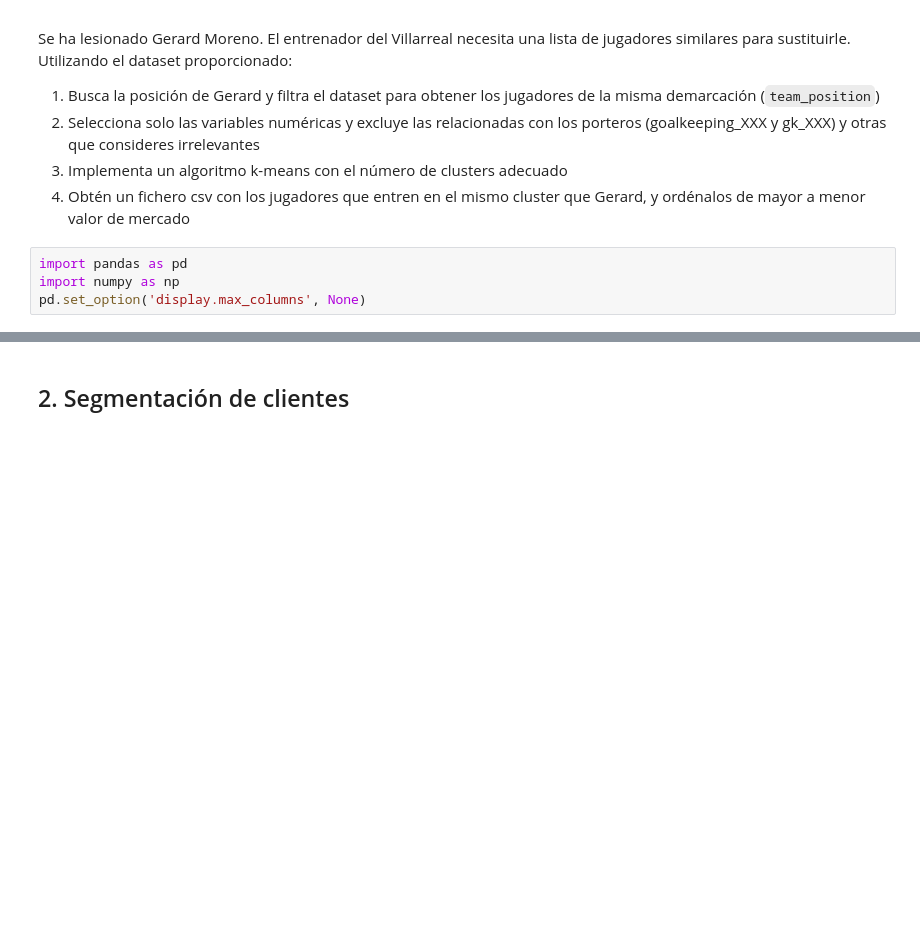
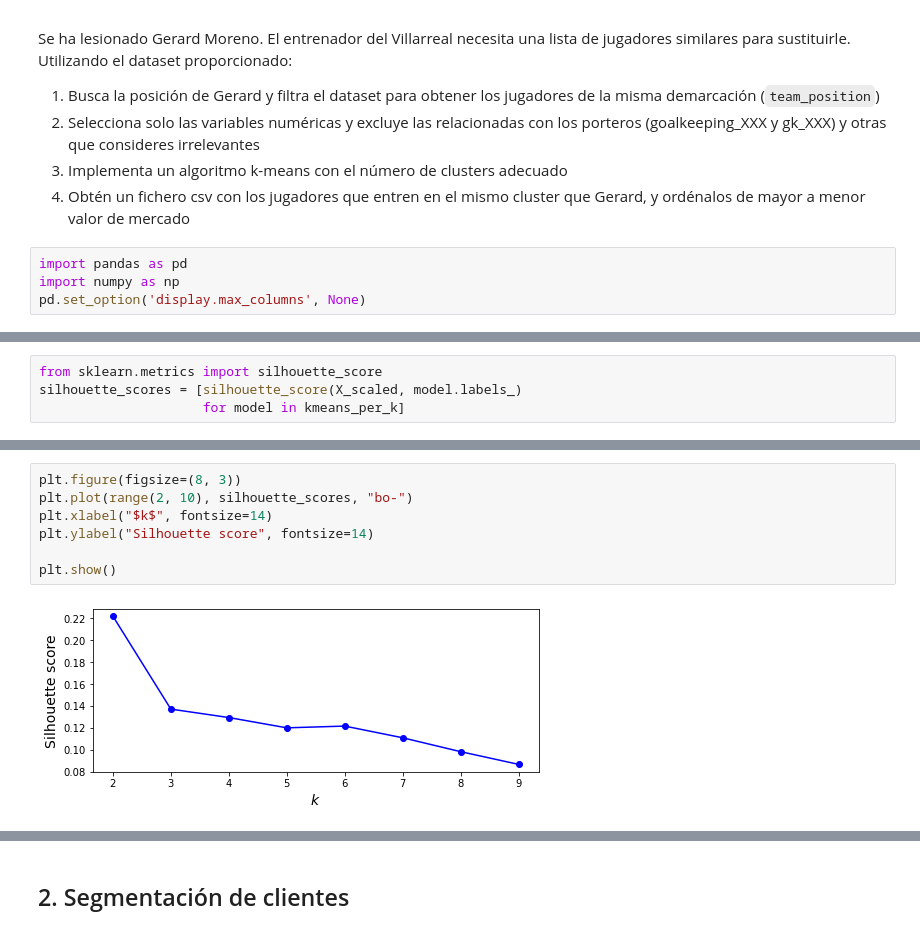
Before and after one commit to rafazamb/DS_PT_ENE21, a Jupyter notebook: 2-Machine_Learning/2.2_Unsupervised/2.2.3 Clustering/Ejercicios Clustering.ipynb, the cells around one changed output, grey strips where cells are left out. Cells and saved outputs as stored; diff of their text form; blank space fills up the shorter version.

```diff
--- a/2-Machine_Learning/2.2_Unsupervised/2.2.3 Clustering/Ejercicios Clustering.ipynb
+++ b/2-Machine_Learning/2.2_Unsupervised/2.2.3 Clustering/Ejercicios Clustering.ipynb
@@ -25,0 +121,4 @@ df.head()
+# %%
+from sklearn.metrics import silhouette_score
+silhouette_scores = [silhouette_score(X_scaled, model.labels_)
+                     for model in kmeans_per_k]
@@ -25,0 +136,9 @@ df.head()
+# %%
+plt.figure(figsize=(8, 3))
+plt.plot(range(2, 10), silhouette_scores, "bo-")
+plt.xlabel("$k$", fontsize=14)
+plt.ylabel("Silhouette score", fontsize=14)
+
+plt.show()
+# %% [output]
+[figure, added]
```
Also changed, not shown: parts of 30 cells of this notebook, 2 other files.
